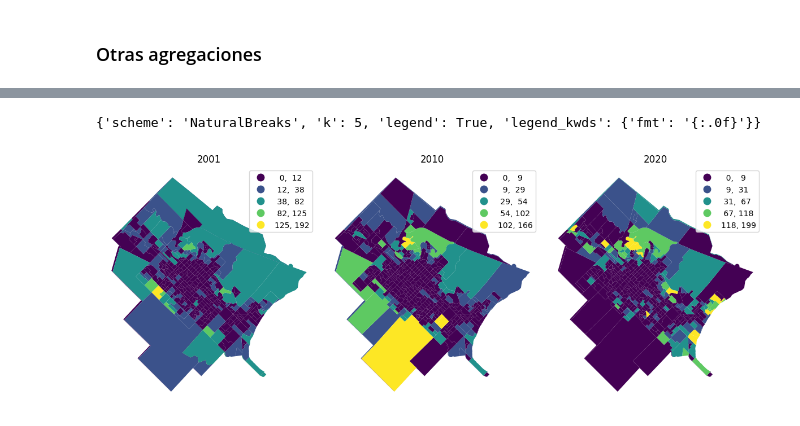
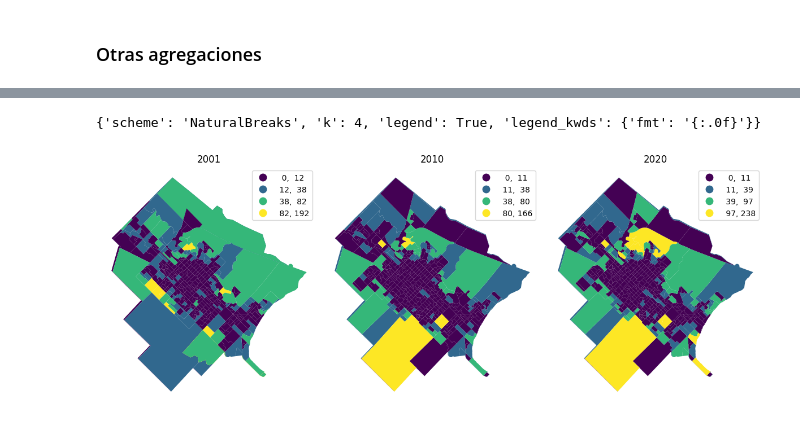
Before and after one commit to CEEU-lab/CENSAr, a Jupyter notebook: notebooks/01-distribution-modeling-without-2020-tracts.ipynb, the cells around one changed output, grey strips where cells are left out. Cells and saved outputs as stored; diff of their text form; code cells hidden in the pictures.

```diff
--- a/notebooks/01-distribution-modeling-without-2020-tracts.ipynb
+++ b/notebooks/01-distribution-modeling-without-2020-tracts.ipynb
@@ -337,21 +343,22 @@ compare_chropleths(
 # %%
 # calibrando por el area total de asentamientos informales
 calibration_weights = build_thiner_pct_in_coarser_geom(coarser_geom=tipo_2010_reset, thiner_geom=asentamientos_gdf,
-                                                       coarser_idx='link', thiner_idx='id_renabap', crs=5347, coarser_tot=True)
+                                                       coarser_idx='link', thiner_idx='id_renabap', crs=5347, coarser_tot=False)
 
 informal_simulated_distribution = simulate_cat_var(
     gdf_var_01=tipo_vivienda_agg_2001,
     gdf_var_10=tipo_vivienda_agg_2010,
-    base_year="2010",
+    base_year="0110",
     forecast_year="2020",
     forecast_gdf=tipo_vivienda_agg_2010,
-    pct_val=5,
+    pct_val=1.5,
     catname={"2001": "informal", "2010": "informal"},
     tot_colname="total_2020",
-    calibration_vector={'weights':calibration_weights, 'mix_dist':False}
+    calibration_vector={'weights':calibration_weights, 'mix_dist':True}
 )
 
-tipo_vivienda_agg_2010["informal_2020"] = tipo_vivienda_agg_2010.index.map(informal_simulated_distribution)
+tipo_vivienda_agg_2010["cat_sim_2020"] = tipo_vivienda_agg_2010.index.map(informal_simulated_distribution)
+tipo_vivienda_agg_2010["informal_2020"] = tipo_vivienda_agg_2010["informal"] + tipo_vivienda_agg_2010["cat_sim_2020"]
 # %%
 compare_chropleths(
     tipo_vivienda_agg_2001,
@@ -369,7 +376,7 @@ compare_chropleths(
 # %%
-tipo_vivienda_agg_2010['pct_informal_2020'] = round((tipo_vivienda_agg_2010['informal_2020']/tipo_vivienda_agg_2010['total_2020'])*100,2)
-tipo_vivienda_agg_2010['pct_informal'] = round((tipo_vivienda_agg_2010['informal']/tipo_vivienda_agg_2010['total'])*100,2)
-tipo_vivienda_agg_2001['pct_informal'] = round((tipo_vivienda_agg_2001['informal']/tipo_vivienda_agg_2001['total'])*100,2)
+tipo_vivienda_agg_2010['pct_informal_2020'] = round((tipo_vivienda_agg_2010['informal_2020']/tipo_vivienda_agg_2010['total_2020']),2)
+tipo_vivienda_agg_2010['pct_informal'] = round((tipo_vivienda_agg_2010['informal']/tipo_vivienda_agg_2010['total']),2)
+tipo_vivienda_agg_2001['pct_informal'] = round((tipo_vivienda_agg_2001['informal']/tipo_vivienda_agg_2001['total']),2)
 # %%
 compare_chropleths(
     tipo_vivienda_agg_2001,
@@ -401,7 +408,7 @@ vulnerable_simulated_distribution = simulate_cat_var(
     base_year="0110",
     forecast_year="2020",
     forecast_gdf=vulnerabilidad_2010,
-    pct_val=5,
+    pct_val=2,
     catname={"2001": "vulnerable", "2010": "vulnerable"},
     tot_colname="total_2020",
 )
@@ -411,15 +418,14 @@ no_vulnerable_simulated_distribution = simulate_cat_var(
     base_year="0110",
     forecast_year="2020",
     forecast_gdf=vulnerabilidad_2010,
-    pct_val=95,
+    pct_val=98,
     catname={"2001": "no vulnerable", "2010": "no vulnerable"},
     tot_colname="total_2020",
 )
 
-vulnerabilidad_2010["vulnerable_2020"] = vulnerabilidad_2010.index.map(
-    vulnerable_simulated_distribution
-)
-vulnerabilidad_2010["no vulnerable 2020"] = vulnerabilidad_2010.index.map(
-    no_vulnerable_simulated_distribution
-)
+vulnerabilidad_2010["cat_sim_2020"] = vulnerabilidad_2010.index.map(vulnerable_simulated_distribution)
+vulnerabilidad_2010["vulnerable_2020"] = vulnerabilidad_2010["vulnerable"] + vulnerabilidad_2010["cat_sim_2020"]
+
+vulnerabilidad_2010["cat_sim_2020"] = vulnerabilidad_2010.index.map(no_vulnerable_simulated_distribution)
+vulnerabilidad_2010["no vulnerable 2020"] = vulnerabilidad_2010["no vulnerable"] + vulnerabilidad_2010["cat_sim_2020"]
 # %% [output]
@@ -457,7 +463,7 @@ compare_chropleths(
 # calibrando por asentamientos informales
 vulnerabilidad_2010_reset = vulnerabilidad_2010.reset_index()
 calibration_weights = build_thiner_pct_in_coarser_geom(coarser_geom=vulnerabilidad_2010_reset, thiner_geom=asentamientos_gdf,
-                                                       coarser_idx='link', thiner_idx='id_renabap', crs=5347, coarser_tot=True)
+                                                       coarser_idx='link', thiner_idx='id_renabap', crs=5347, coarser_tot=False)
 
 vulnerable_simulated_distribution = simulate_cat_var(
     gdf_var_01=vulnerabilidad_2001,
@@ -465,24 +471,25 @@ vulnerable_simulated_distribution = simulate_cat_var(
     base_year="0110",
     forecast_year="2020",
     forecast_gdf=vulnerabilidad_2010,
-    pct_val=5,
+    pct_val=1.5,
     catname={"2001": "vulnerable", "2010": "vulnerable"},
     tot_colname="total_2020",
     calibration_vector={'weights':calibration_weights, 'mix_dist':True}
 )
 
-vulnerabilidad_2010["vulnerable_2020"] = vulnerabilidad_2010.index.map(vulnerable_simulated_distribution)
+vulnerabilidad_2010["cat_sim_2020"] = vulnerabilidad_2010.index.map(vulnerable_simulated_distribution)
+vulnerabilidad_2010["vulnerable_2020"] = vulnerabilidad_2010["vulnerable"] + vulnerabilidad_2010["cat_sim_2020"]
 # %%
 compare_chropleths(
     vulnerabilidad_2001,
     vulnerabilidad_2010,
     vulnerabilidad_2010,
     column=["vulnerable", "vulnerable", "vulnerable_2020"],
     titles=[2001, 2010, 2020],
     legend_kwds = {'fmt':'{:.0f}'},
     scheme = "NaturalBreaks",
-    k = 5
+    k = 4
 )
 # %% [output]
-{'scheme': 'NaturalBreaks', 'k': 5, 'legend': True, 'legend_kwds': {'fmt': '{:.0f}'}}
+{'scheme': 'NaturalBreaks', 'k': 4, 'legend': True, 'legend_kwds': {'fmt': '{:.0f}'}}
-[figure, old version]
+[figure, new version]
```
Also changed, not shown: parts of 26 cells of this notebook.
